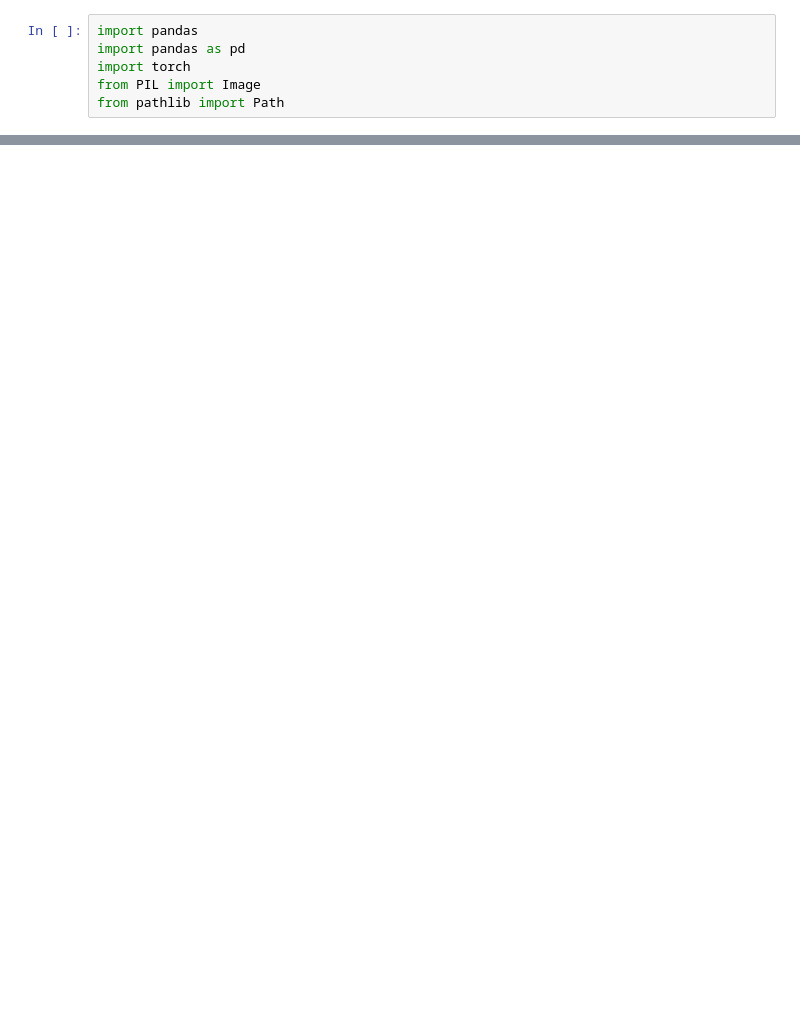
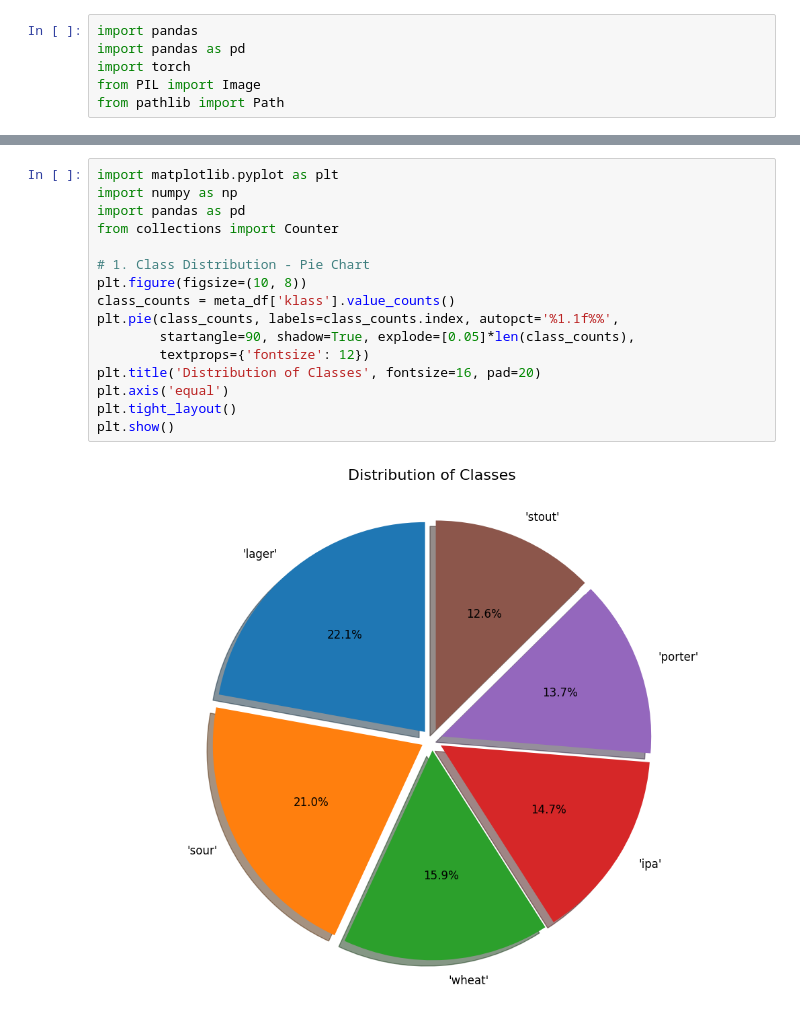
Before and after one commit to synthco/Neural-Beer, a Jupyter notebook: Lab_1.ipynb, the cells around one changed output, grey strips where cells are left out. Saved outputs shown, nothing was run; the diff lists cells and outputs as text; blank space fills up the shorter version.

```diff
--- a/Lab_1.ipynb
+++ b/Lab_1.ipynb
@@ -24,0 +185,18 @@ meta_df
+# %%
+import matplotlib.pyplot as plt
+import numpy as np
+import pandas as pd
+from collections import Counter
+
+# 1. Class Distribution - Pie Chart
+plt.figure(figsize=(10, 8))
+class_counts = meta_df['klass'].value_counts()
+plt.pie(class_counts, labels=class_counts.index, autopct='%1.1f%%',
+        startangle=90, shadow=True, explode=[0.05]*len(class_counts),
+        textprops={'fontsize': 12})
+plt.title('Distribution of Classes', fontsize=16, pad=20)
+plt.axis('equal')
+plt.tight_layout()
+plt.show()
+# %% [output]
+[figure, added]
```
Also changed, not shown: parts of 6 cells of this notebook.
